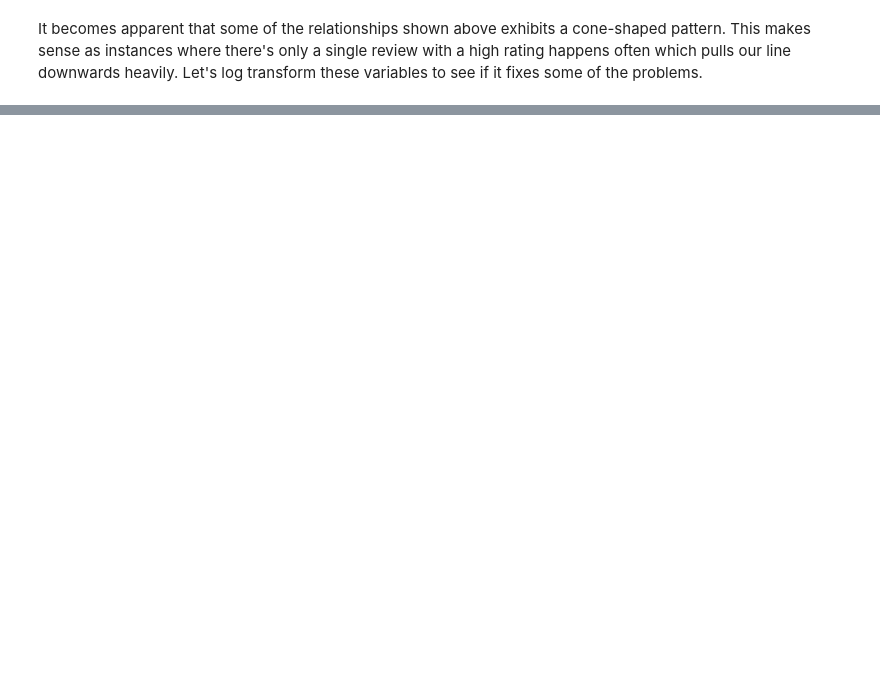
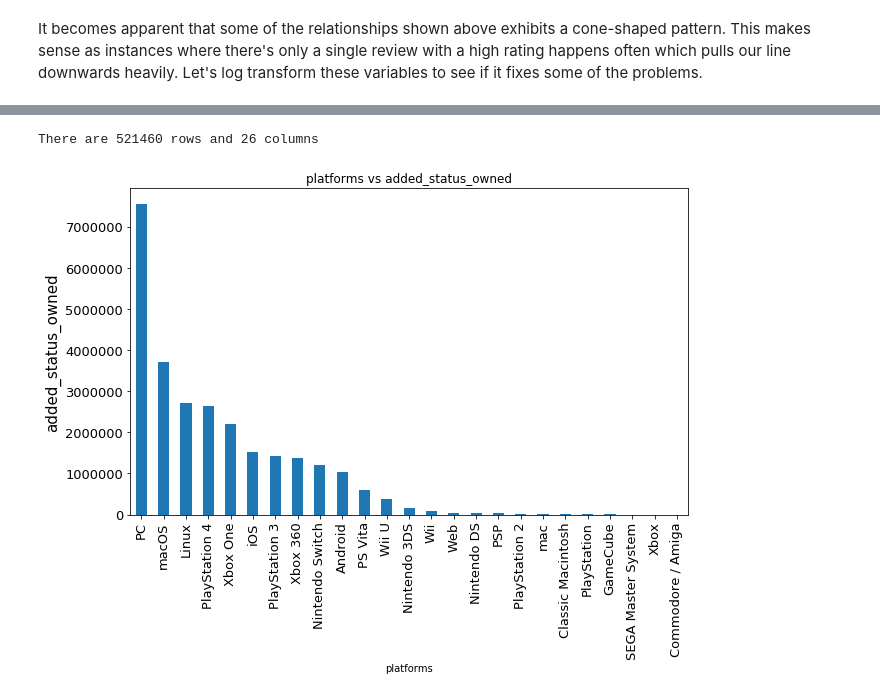
Before and after one commit to marsolmos/videogames-sales-eda, a Jupyter notebook: videogames_eda_analysis.ipynb, the cells around one changed output, grey strips where cells are left out. Cells and saved outputs as stored; diff of their text form; code cells hidden in the pictures; blank space fills up the shorter version.

```diff
--- a/videogames_eda_analysis.ipynb
+++ b/videogames_eda_analysis.ipynb
@@ -259,0 +294,6 @@ categorical_eval(df, 'publishers')
+# %%
+df = stack_column(df,'platforms',sep='\||\.')
+categorical_eval(df, 'platforms')
+# %% [output]
+There are 521460 rows and 26 columns
+[figure, added]
```
Also changed, not shown: parts of 12 cells of this notebook.
